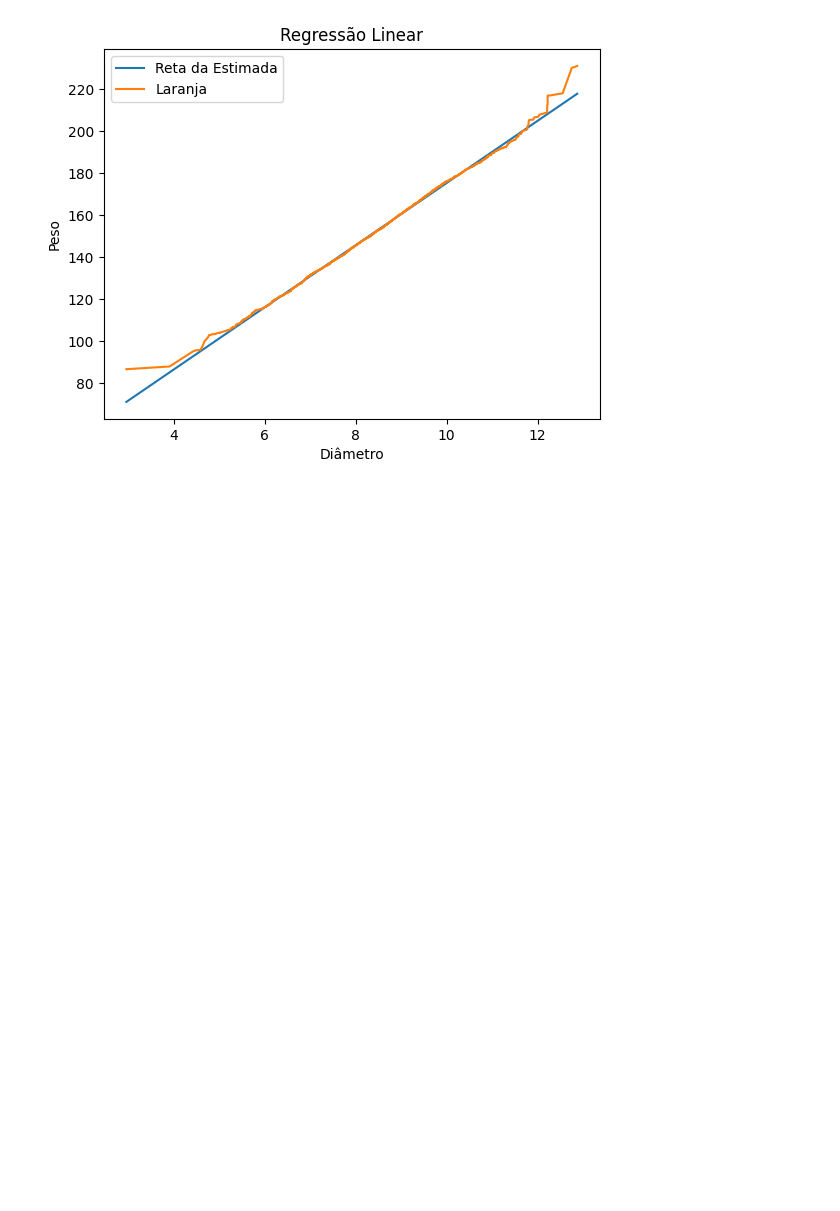
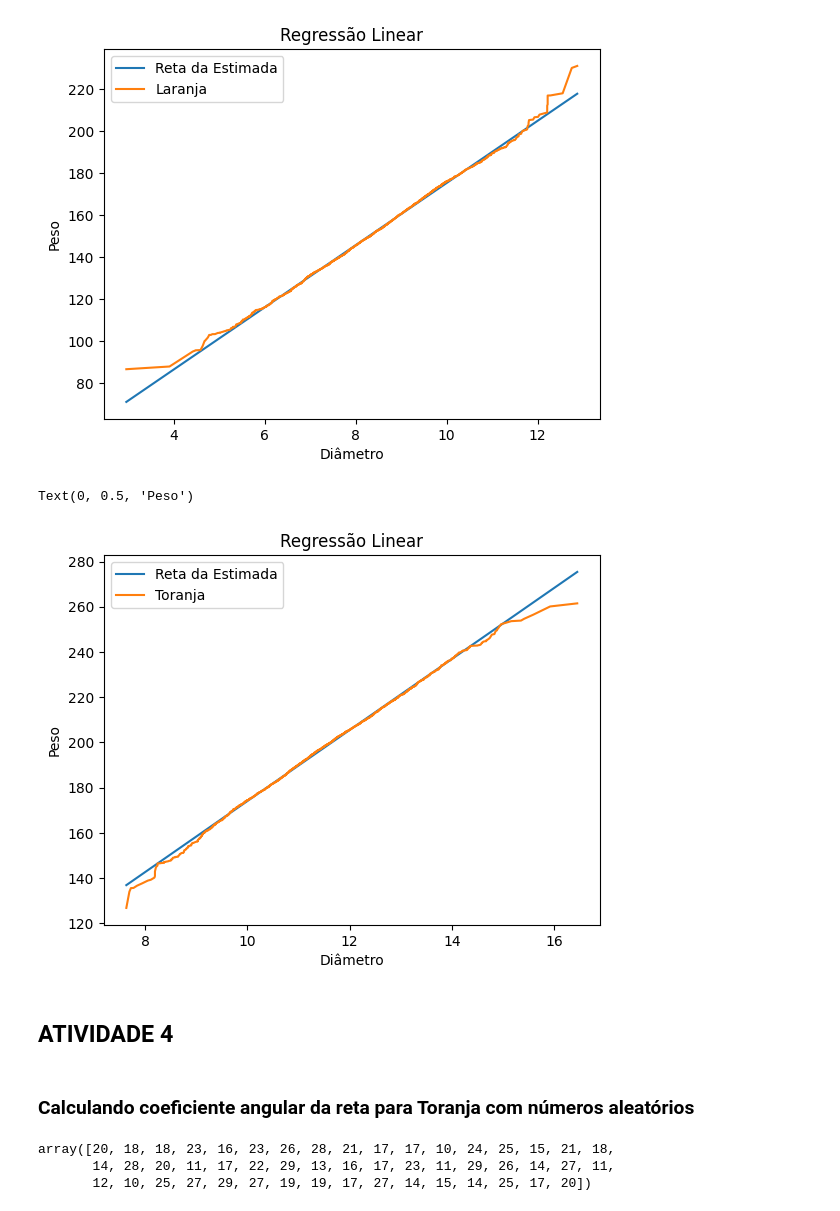
Before and after one commit to MaercioMamedes/numpy_alura, a Jupyter notebook: numpy.ipynb, the cells around one changed output. Cells and saved outputs as stored; diff of their text form; code cells hidden in the pictures; blank space fills up the shorter version.

Commit message:
atividades concluídas

```diff
--- a/numpy.ipynb
+++ b/numpy.ipynb
@@ -212,2 +255,11 @@ a
 # %% [output]
 14.7997452319846
+# %%
+# calculando o coeficiente angular da Reta para Toranja
+
+n_toranja = diametro_toranja.size
+X_toranja = diametro_toranja
+Y_toranja = peso_toranja
+
+a_toranja = (n_toranja*np.sum(X_toranja*Y_toranja) - np.sum(X_toranja)*np.sum(Y_toranja)) / (n_toranja*np.sum(X_toranja**2) - (np.sum(X_toranja))**2)
+a_toranja
@@ -226,0 +274,8 @@ b
+# %%
+# calculando o coeficiente Linear
+
+b_laranja = np.mean(Y_laranja) - a_laranja*np.mean(X_laranja)
+print(f"Laranja: {b_laranja}")
+
+b_toranja = np.mean(Y_toranja) - a_toranja*np.mean(X_toranja)
+print(f"Toranja: {b_toranja}")
@@ -227,6 +285,11 @@ b
 # %%
 # calculando a normalização da curva e da reta estimada
 
-y_reta_estimada = x_reta*a + b
-np.linalg.norm(Y - y_reta_estimada)
+y_reta_estimada_laranja = x_reta_laranja*a_laranja + b_laranja
+norma_laranja_reta = np.linalg.norm(Y_laranja - y_reta_estimada_laranja)
+print(f"Laranja: {norma_laranja_reta}")
+
+y_reta_estimada_toranja = x_reta_toranja*a_toranja + b_toranja
+norma_toranja_reta = np.linalg.norm(Y_toranja - y_reta_estimada_toranja)
+print(f"Toranja: {norma_toranja_reta}")
 # %% [output]
@@ -244,3 +308,27 @@ grafico
 # %% [output]
 Text(0, 0.5, 'Peso')
 [figure]
+# %%
+# construindo o novo gráfico para Toranja
+
+grafico = plt.plot(x_reta_toranja, y_reta_estimada_toranja)
+grafico = plt.plot(diametro_toranja, peso_toranja)
+grafico = plt.legend(["Reta da Estimada", "Toranja"])
+grafico = plt.title("Regressão Linear")
+grafico = plt.xlabel("Diâmetro")
+grafico = plt.ylabel("Peso")
+grafico
+# %% [output]
+Text(0, 0.5, 'Peso')
+[figure, added]
+# %% [markdown]
+## ATIVIDADE 4
+# %% [markdown]
+### Calculando coeficiente angular da reta para Toranja com números aleatórios
+# %%
+coeficiente_a_toranja_arr = np.random.randint(low=10, high=30, size = 50,)
+coeficiente_a_toranja_arr
+# %% [output]
+array([20, 18, 18, 23, 16, 23, 26, 28, 21, 17, 17, 10, 24, 25, 15, 21, 18,
+       14, 28, 20, 11, 17, 22, 29, 13, 16, 17, 23, 11, 29, 26, 14, 27, 11,
+       12, 10, 25, 27, 29, 27, 19, 19, 17, 27, 14, 15, 14, 25, 17, 20])
```
Also changed, not shown: parts of 25 cells of this notebook.
